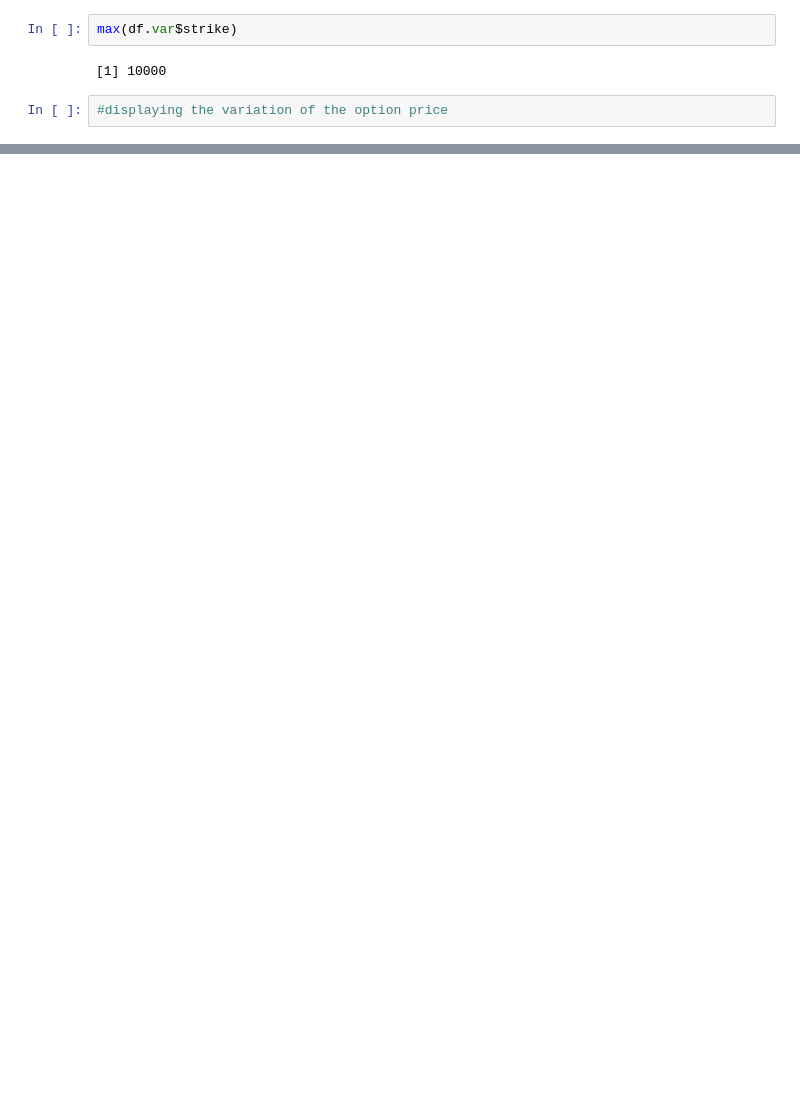
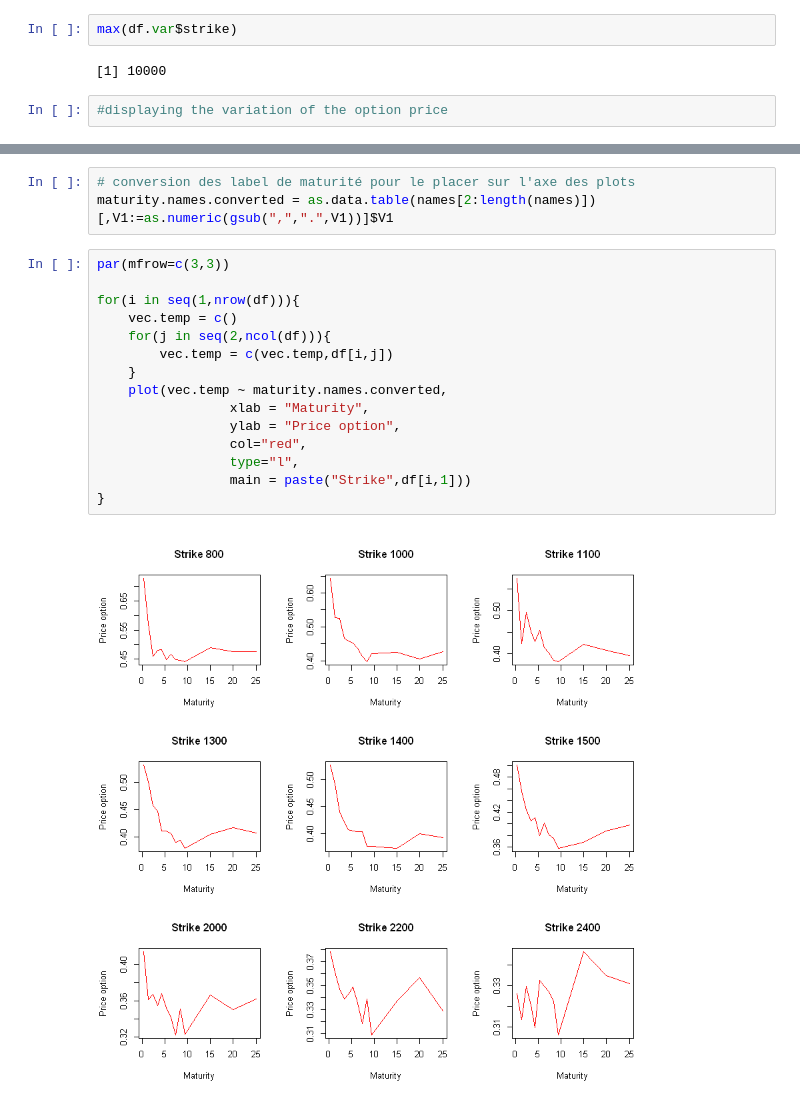
Before and after one commit to bechirbenhassine/Sprint_2_Fil_Rouge, a Jupyter notebook: MatVolat.ipynb, the cells around one changed output, grey strips where cells are left out. Saved outputs shown, nothing was run; the diff lists cells and outputs as text; blank space fills up the shorter version.

```diff
--- a/MatVolat.ipynb
+++ b/MatVolat.ipynb
@@ -313,0 +87,20 @@ max(df.var$strike)
+# %%
+# conversion des label de maturité pour le placer sur l'axe des plots
+maturity.names.converted = as.data.table(names[2:length(names)])[,V1:=as.numeric(gsub(",",".",V1))]$V1
+# %%
+par(mfrow=c(3,3))
+
+for(i in seq(1,nrow(df))){
+    vec.temp = c()
+    for(j in seq(2,ncol(df))){
+        vec.temp = c(vec.temp,df[i,j])
+    }
+    plot(vec.temp ~ maturity.names.converted,
+                 xlab = "Maturity",
+                 ylab = "Price option",
+                 col="red",
+                 type="l",
+                 main = paste("Strike",df[i,1]))
+}
+# %% [output]
+[figure, added]
```
Also changed, not shown: parts of 7 cells of this notebook.
